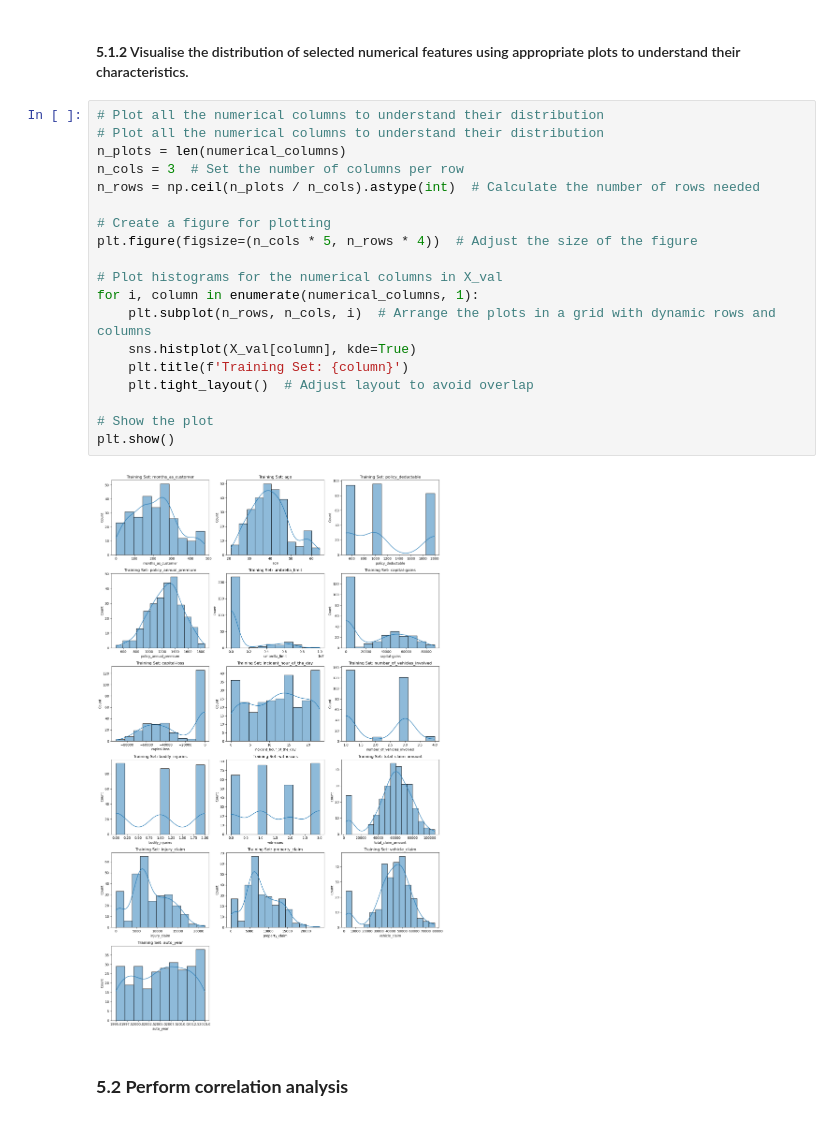
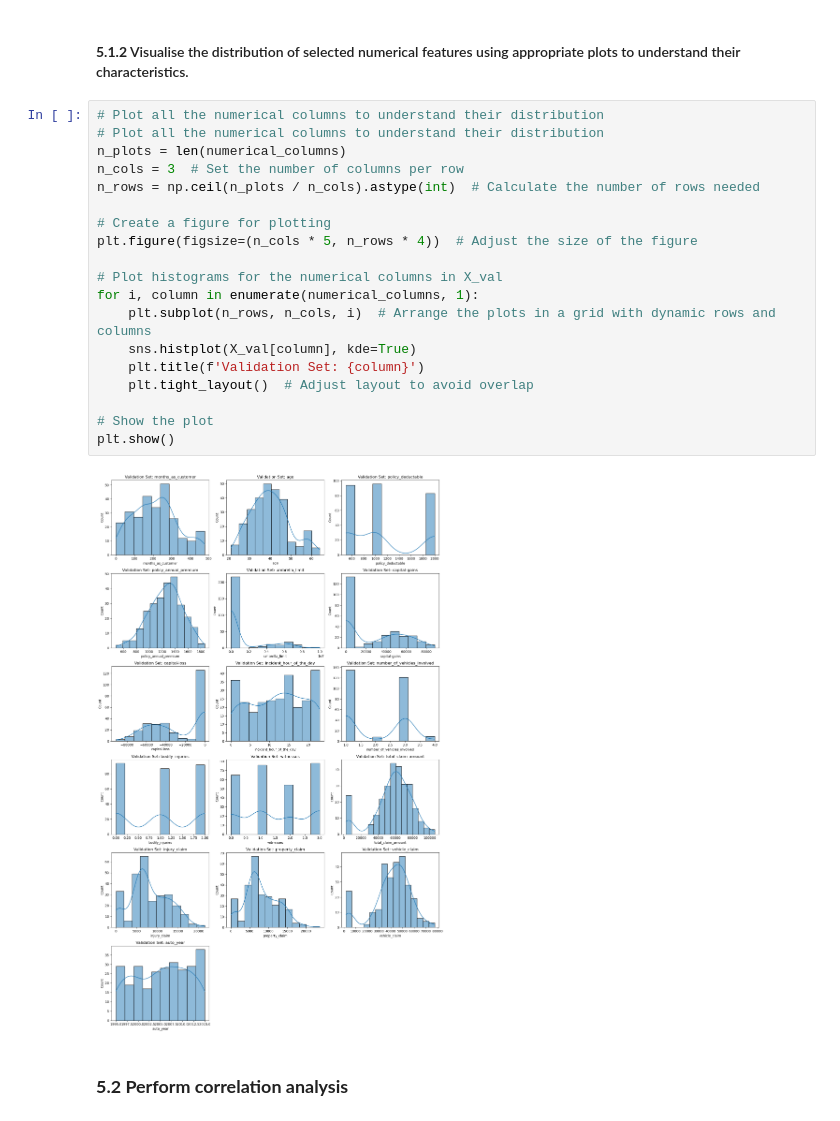
Before and after one commit to pradeephm31/FraudulentClaimDetection, a Jupyter notebook: Fraudulent_Claim_Detection_Starter.ipynb, the cells around one changed output. Cells and saved outputs as stored; diff of their text form.

```diff
--- a/Fraudulent_Claim_Detection_Starter.ipynb
+++ b/Fraudulent_Claim_Detection_Starter.ipynb
@@ -642,24 +734,24 @@ numerical_columns = X_val.select_dtypes(include=['number']).columns
 # %%
 # Plot all the numerical columns to understand their distribution
 # Plot all the numerical columns to understand their distribution
 n_plots = len(numerical_columns)
 n_cols = 3  # Set the number of columns per row
 n_rows = np.ceil(n_plots / n_cols).astype(int)  # Calculate the number of rows needed
 
 # Create a figure for plotting
 plt.figure(figsize=(n_cols * 5, n_rows * 4))  # Adjust the size of the figure
 
 # Plot histograms for the numerical columns in X_val
 for i, column in enumerate(numerical_columns, 1):
     plt.subplot(n_rows, n_cols, i)  # Arrange the plots in a grid with dynamic rows and columns
     sns.histplot(X_val[column], kde=True)
-    plt.title(f'Training Set: {column}')
+    plt.title(f'Validation Set: {column}')
     plt.tight_layout()  # Adjust layout to avoid overlap
 
 # Show the plot
 plt.show()
 # %% [output]
-[figure, old version]
+[figure, new version]
 # %% [markdown]
 ### **5.2 Perform correlation analysis**
 # %% [markdown]
```
Also changed, not shown: parts of 27 cells of this notebook, 1 other file.
